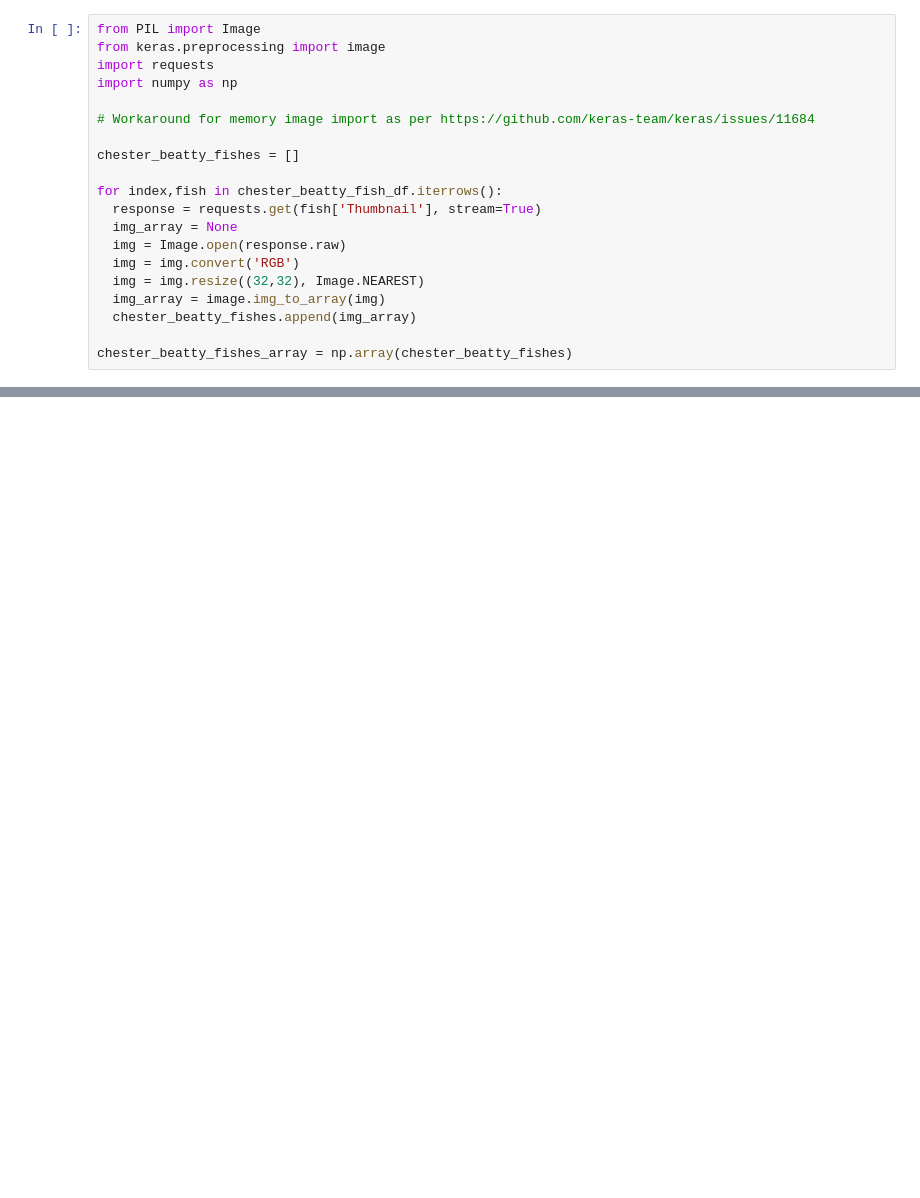
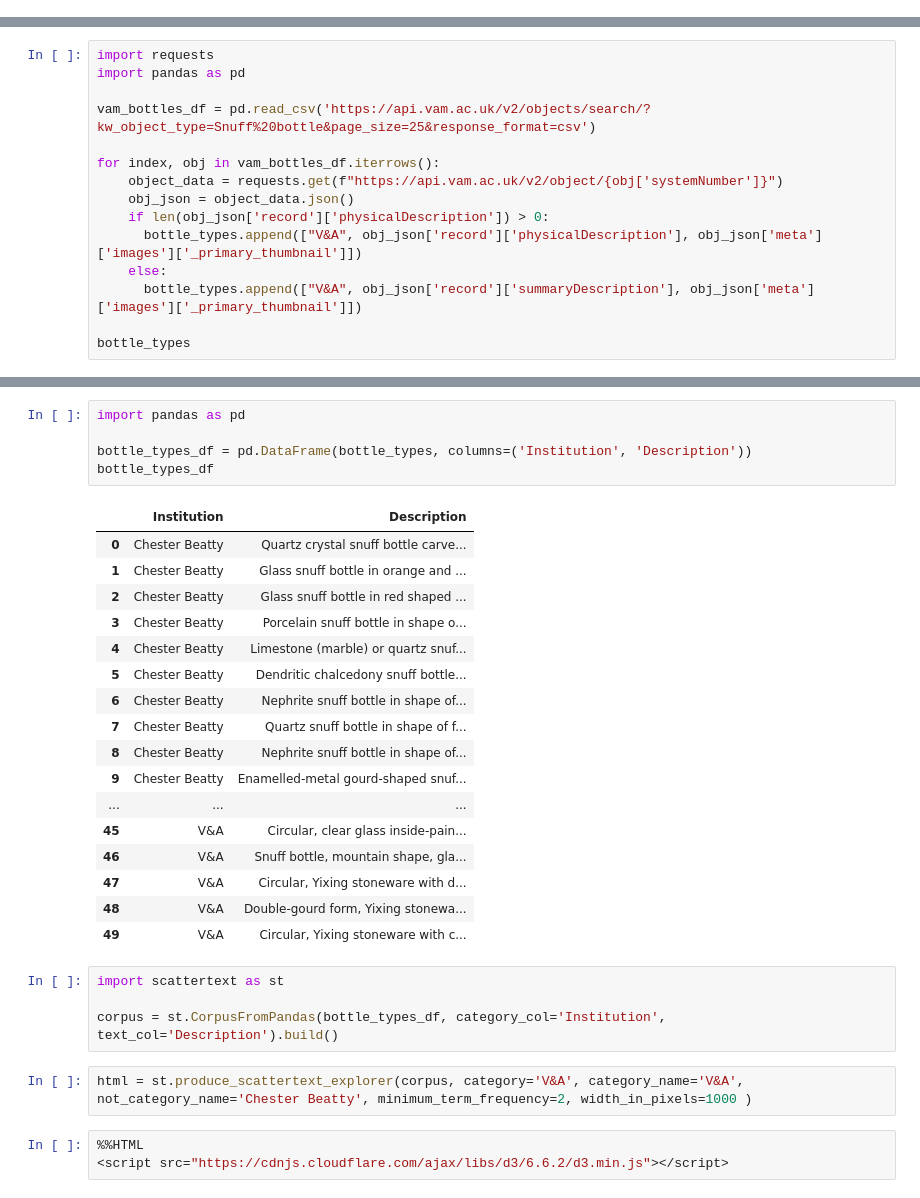
Before and after one commit to vanda/etc-docs, a Jupyter notebook: notebooks/data-explorations/data-exploration-7.ipynb, the cells around one changed output, grey strips where cells are left out. Saved outputs shown, nothing was run; the diff lists cells and outputs as text; blank space fills up the shorter version.

Commit message:
Exploration updates and scattertext example added

```diff
--- a/notebooks/data-explorations/data-exploration-7.ipynb
+++ b/notebooks/data-explorations/data-exploration-7.ipynb
@@ -46,20 +60,0 @@ tigers_vam_df.head(10)
-# %%
-from PIL import Image
-from keras.preprocessing import image
-import requests
-import numpy as np
-
-# Workaround for memory image import as per https://github.com/keras-team/keras/issues/11684
-
-chester_beatty_fishes = []
-
-for index,fish in chester_beatty_fish_df.iterrows():
-  response = requests.get(fish['Thumbnail'], stream=True)
-  img_array = None
-  img = Image.open(response.raw)
-  img = img.convert('RGB')
-  img = img.resize((32,32), Image.NEAREST)
-  img_array = image.img_to_array(img)
-  chester_beatty_fishes.append(img_array)
-
-chester_beatty_fishes_array = np.array(chester_beatty_fishes)
@@ -68,0 +63,15 @@ plt.show()
+# %%
+import requests
+import pandas as pd
+
+vam_bottles_df = pd.read_csv('https://api.vam.ac.uk/v2/objects/search/?kw_object_type=Snuff%20bottle&page_size=25&response_format=csv')
+
+for index, obj in vam_bottles_df.iterrows():
+    object_data = requests.get(f"https://api.vam.ac.uk/v2/object/{obj['systemNumber']}")
+    obj_json = object_data.json()
+    if len(obj_json['record']['physicalDescription']) > 0:
+      bottle_types.append(["V&A", obj_json['record']['physicalDescription'], obj_json['meta']['images']['_primary_thumbnail']])
+    else:
+      bottle_types.append(["V&A", obj_json['record']['summaryDescription'], obj_json['meta']['images']['_primary_thumbnail']])
+
+bottle_types
@@ -68,0 +96,32 @@ plt.show()
+# %%
+import pandas as pd
+
+bottle_types_df = pd.DataFrame(bottle_types, columns=('Institution', 'Description'))
+bottle_types_df
+# %% [output]
+|  | Institution | Description |
+| 0 | Chester Beatty | Quartz crystal snuff bottle carve... |
+| 1 | Chester Beatty | Glass snuff bottle in orange and ... |
+| 2 | Chester Beatty | Glass snuff bottle in red shaped ... |
+| 3 | Chester Beatty | Porcelain snuff bottle in shape o... |
+| 4 | Chester Beatty | Limestone (marble) or quartz snuf... |
+| 5 | Chester Beatty | Dendritic chalcedony snuff bottle... |
+| 6 | Chester Beatty | Nephrite snuff bottle in shape of... |
+| 7 | Chester Beatty | Quartz snuff bottle in shape of f... |
+| 8 | Chester Beatty | Nephrite snuff bottle in shape of... |
+| 9 | Chester Beatty | Enamelled-metal gourd-shaped snuf... |
+| ... | ... | ... |
+| 45 | V&A | Circular, clear glass inside-pain... |
+| 46 | V&A | Snuff bottle, mountain shape, gla... |
+| 47 | V&A | Circular, Yixing stoneware with d... |
+| 48 | V&A | Double-gourd form, Yixing stonewa... |
+| 49 | V&A | Circular, Yixing stoneware with c... |
+# %%
+import scattertext as st
+
+corpus = st.CorpusFromPandas(bottle_types_df, category_col='Institution', text_col='Description').build()
+# %%
+html = st.produce_scattertext_explorer(corpus, category='V&A', category_name='V&A', not_category_name='Chester Beatty', minimum_term_frequency=2, width_in_pixels=1000 )
+# %%
+%%HTML
+<script src="https://cdnjs.cloudflare.com/ajax/libs/d3/6.6.2/d3.min.js"></script>
```
Also changed, not shown: parts of 11 cells of this notebook, 5 other files.
